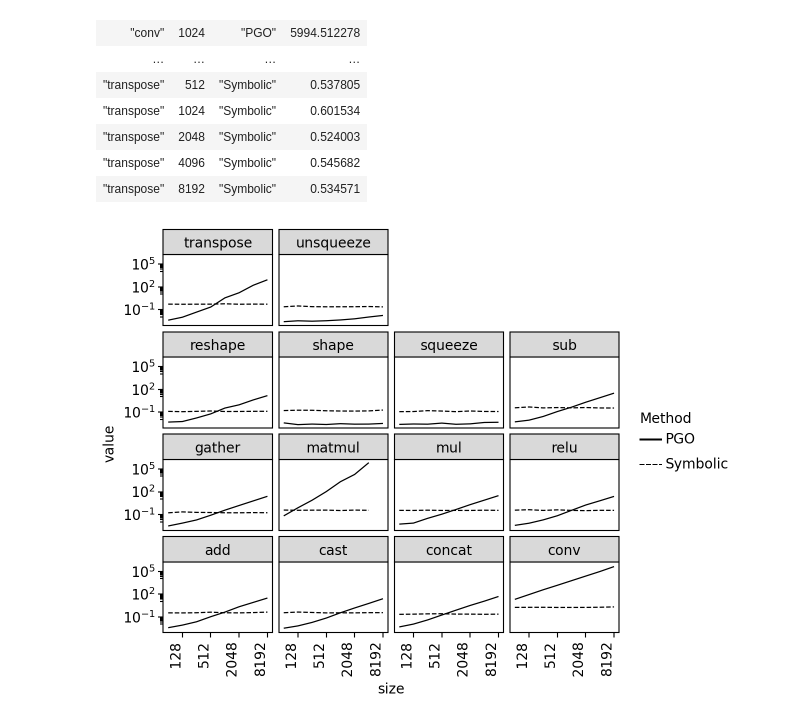
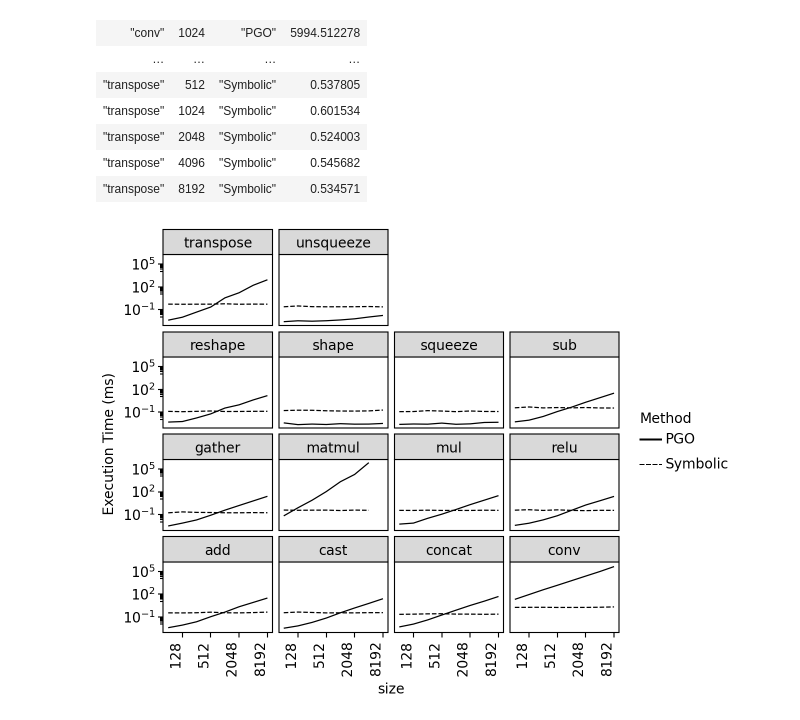
Before and after one commit to pyxis-roc/symb_form_tests, a Jupyter notebook: tvm-ops/overhead_results.ipynb, the cells around one changed output. Cells and saved outputs as stored; diff of their text form; code cells hidden in the pictures.

```diff
--- a/tvm-ops/overhead_results.ipynb
+++ b/tvm-ops/overhead_results.ipynb
@@ -37,18 +35,20 @@ shape: (222, 4)
 # %%
 PLOT = (
     ggplot(
         data=DF_PLOT,
         mapping=aes(x="size", y="value")
     )
     + geom_line(mapping=aes(linetype="variable"))
     + facet_wrap("label", as_table=False)
     + scale_x_continuous(trans="log2", labels=lambda vals: [f"{v:.0f}" for v in vals])
     + scale_y_log10(labels=lambda vals: [rf"$10^{{{int(round(math.log10(v)))}}}$" for v in vals])
     + labs(y="Execution Time (ms)", linetype="Method", shape="Method")
-    + theme(axis_text_x=element_text(rotation=90, hjust=1))
+    + theme(
+        axis_text_x=element_text(rotation=90, hjust=1),
+        legend_position="top")
 )
 PLOT
 # %% [output]
-[figure, old version]
+[figure, new version]
 # %%
 PLOT.save("all-exec.pdf")
```
Also changed, not shown: parts of 1 cell of this notebook, 8 other files.
